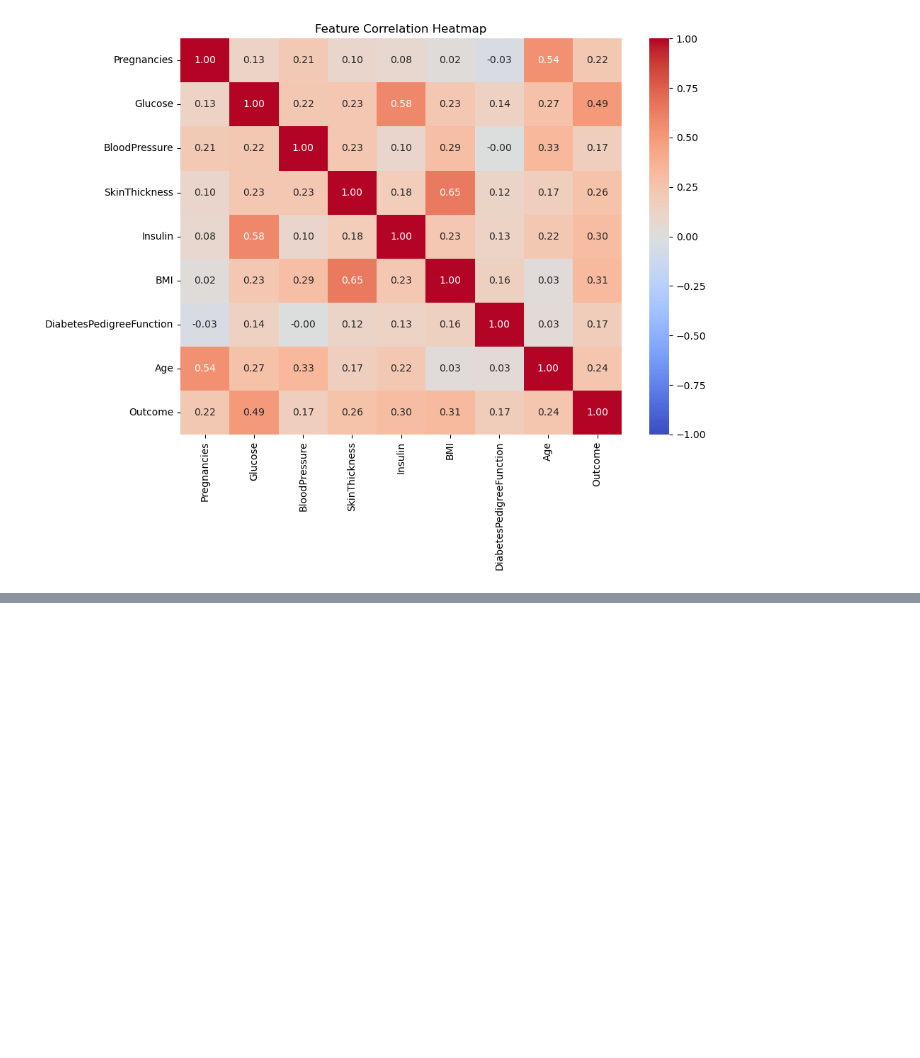
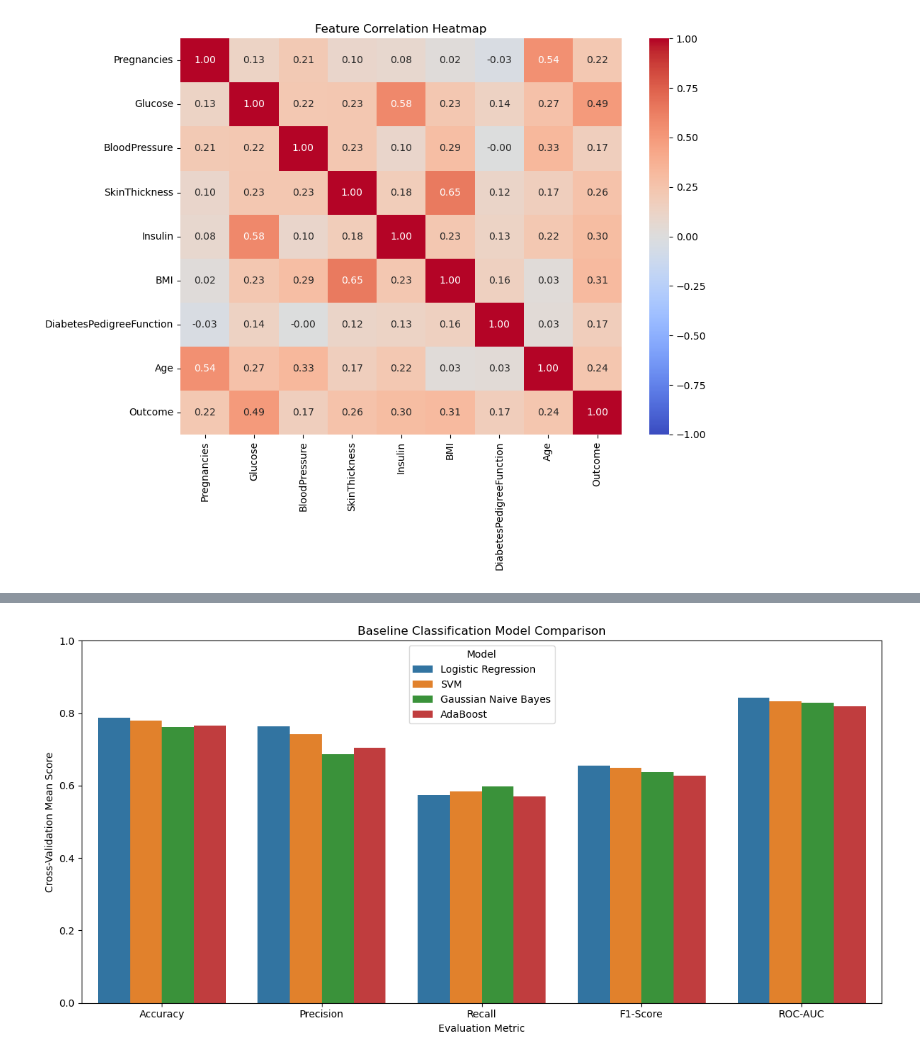
Before and after one commit to yusuferdemgungorr/diabetes-classification-model-comparison, a Jupyter notebook: notebooks/Diabetes_Classification.ipynb, the cells around one changed output, grey strips where cells are left out. Drawn from its saved outputs; the diff is of its cells as text; code cells hidden in the pictures; blank space fills up the shorter version.

```diff
--- a/notebooks/Diabetes_Classification.ipynb
+++ b/notebooks/Diabetes_Classification.ipynb
@@ -614,0 +971,9 @@ plt.show()
+# %%
+from sklearn.naive_bayes import GaussianNB
+nb_pipeline = Pipeline([
+    ('imputer',SimpleImputer(strategy='median')),
+    ('scaler',StandardScaler()),
+    ("model", GaussianNB(var_smoothing=1e-9))
+])
+# %%
+nb_pipeline.fit(X_train_clean,y_train)
@@ -614,0 +1039,8 @@ plt.show()
+# %%
+from sklearn.ensemble import AdaBoostClassifier
+adaboost_pipeline = Pipeline([
+    ('imputer',SimpleImputer(strategy='median')),
+    ('model',AdaBoostClassifier(n_estimators=50,learning_rate=1.0,random_state=42))
+])
+
+adaboost_pipeline.fit(X_train_clean,y_train)
@@ -614,0 +1086,8 @@ plt.show()
+# %%
+plot_df = comparison_df.melt(
+    id_vars="Model",
+    var_name="Metric",
+    value_name="Score"
+)
+
+plot_df.head()
@@ -614,0 +1101,20 @@ plt.show()
+# %%
+plt.figure(figsize=(12, 6))
+
+sns.barplot(
+    data=plot_df,
+    x="Metric",
+    y="Score",
+    hue="Model"
+)
+
+plt.title("Baseline Classification Model Comparison")
+plt.xlabel("Evaluation Metric")
+plt.ylabel("Cross-Validation Mean Score")
+plt.ylim(0, 1)
+plt.legend(title="Model")
+plt.tight_layout()
+
+plt.show()
+# %% [output]
+[figure, added]
```
Also changed, not shown: parts of 45 cells of this notebook.
